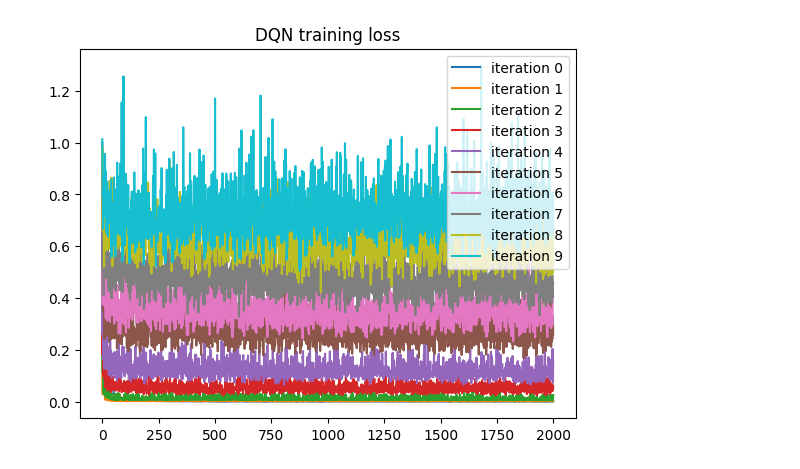
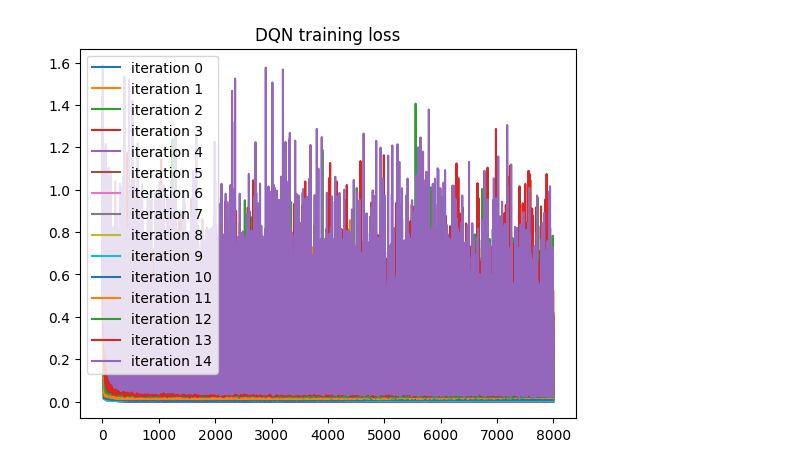
Before and after one commit to theovincent/PBO, a Jupyter notebook: experiments/acrobot/plots_loss.ipynb, the cells around one changed output. Drawn from its saved outputs; the diff is of its cells as text; code cells hidden in the pictures.

Commit message:
plotting

```diff
--- a/experiments/acrobot/plots_loss.ipynb
+++ b/experiments/acrobot/plots_loss.ipynb
@@ -5,21 +5,21 @@
 import numpy as np
 import matplotlib.pyplot as plt
 
-experiment_name = "h2000_q80_80_n30000_N30000_b2000_s1_f2000_lr3_5"
-show_dqn = True; show_pbo_linear = False; show_pbo_deep = False; show_idqn = False
-max_bellman_iterations = 40
-seed = 1
+experiment_name = "h1000_q60_10_n500_N15000_b500_s2_f8000_lr4_pbo2_2_2_2_f4000_25_lr5_e2_w30_30"
+show_dqn = True; show_pbo_linear = False; show_pbo_deep = True; show_idqn = False
+max_bellman_iterations = 15
+seed = 7
 # %%
 if show_dqn:
     fqi_loss = np.load(f"figures/{experiment_name}/DQN/{max_bellman_iterations}_L_{seed}.npy")
 
-    for bellman_iteration, loss_fit in enumerate(fqi_loss[::4]):
+    for bellman_iteration, loss_fit in enumerate(fqi_loss):
         plt.plot(loss_fit, label=f"iteration {bellman_iteration}")
 
     plt.legend()
     _ = plt.title("DQN training loss")
 # %% [output]
-[figure, old version]
+[figure, new version]
 # %%
 if show_pbo_linear:
     pbo_linear_loss = np.load(f"figures/{experiment_name}/PBO_linear/{max_bellman_iterations}_L_{seed}.npy")
```
Also changed, not shown: parts of 1 cell of this notebook, 20 other files.
